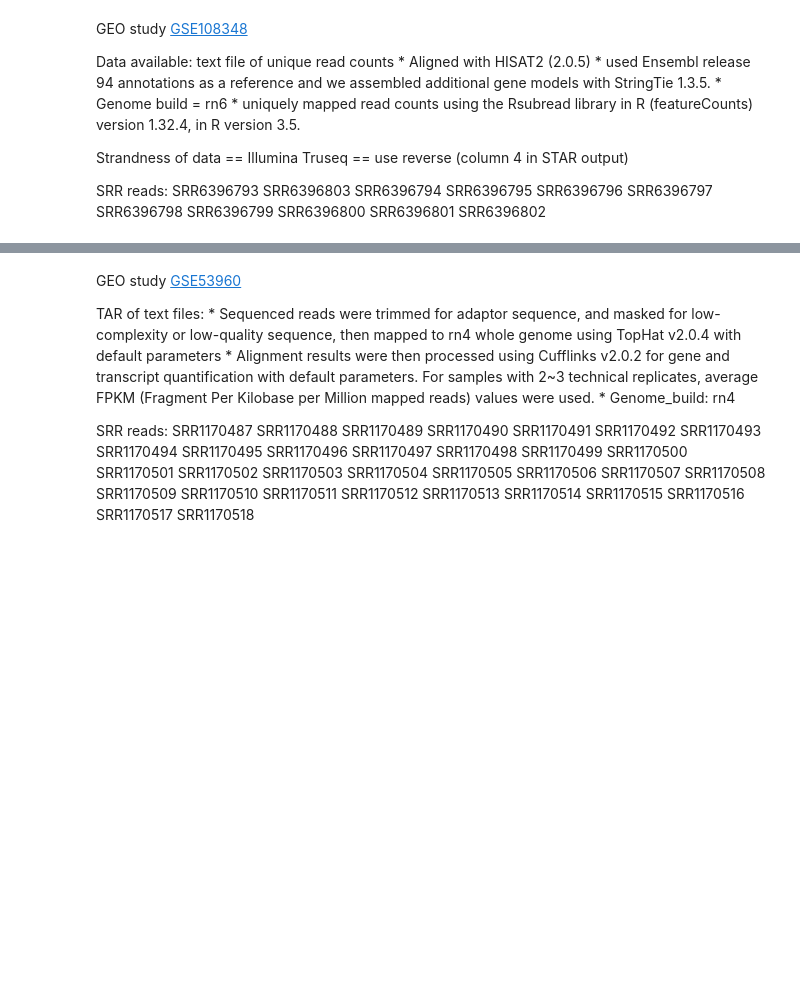
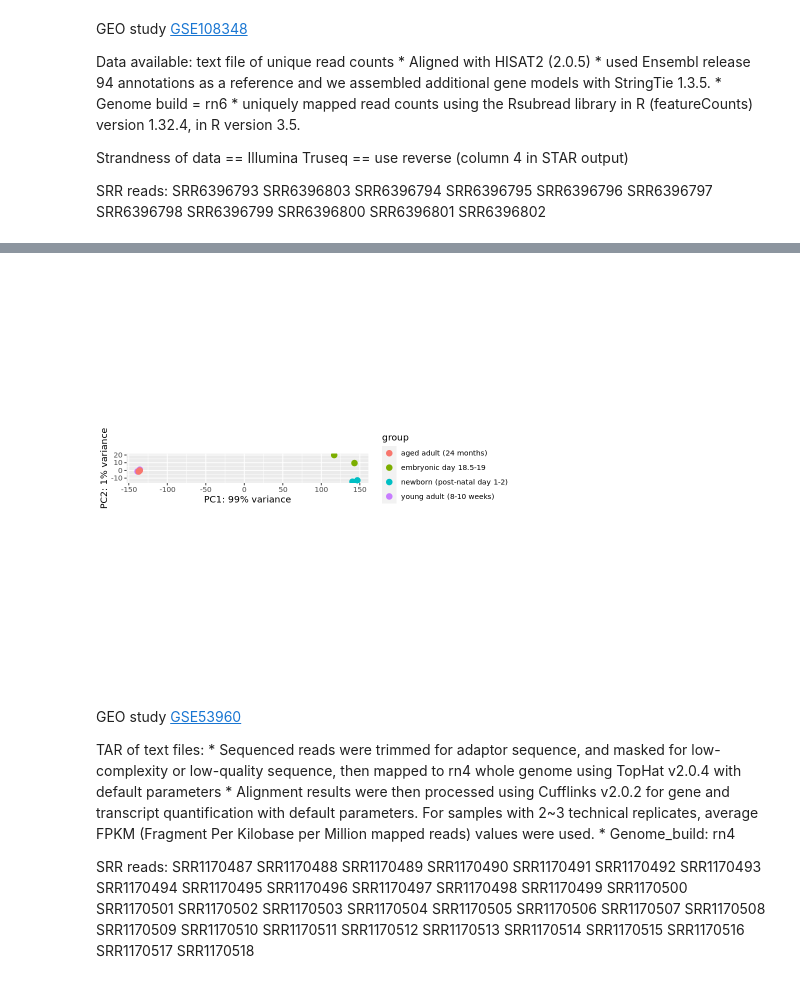
Before and after one commit to bchansen3/testis_dev-geneexp, a Jupyter notebook: testis_gene_meta.ipynb, the cells around one changed output, grey strips where cells are left out. Cells and saved outputs as stored; diff of their text form; code cells hidden in the pictures; blank space fills up the shorter version.

Commit message:
add deseq2

```diff
--- a/testis_gene_meta.ipynb
+++ b/testis_gene_meta.ipynb
@@ -161,0 +176,4 @@ metadata<-select(metadata,'Run', 'BioSample', 'Developmental_stage', 'Experiment
+# %%
+dds <- DESeqDataSetFromMatrix(countData=all_counts,
+                                colData = metadata,
+                                 design = ~Developmental_stage)
@@ -161,0 +197,4 @@ metadata<-select(metadata,'Run', 'BioSample', 'Developmental_stage', 'Experiment
+# %%
+dds <- collapseReplicates(dds, groupby= dds$Sample.Name, dds$Run)
+
+dds
@@ -161,0 +211,2 @@ metadata<-select(metadata,'Run', 'BioSample', 'Developmental_stage', 'Experiment
+# %%
+dds <- DESeq(dds)
@@ -162,3 +264,8 @@ metadata<-select(metadata,'Run', 'BioSample', 'Developmental_stage', 'Experiment
+# %%
+vsdata <- vst(dds, blind=FALSE)
+plotPCA(vsdata, intgroup="Developmental_stage")
+# %% [output]
+[figure, added]
 # %% [markdown]
 GEO study [GSE53960](https://www.ncbi.nlm.nih.gov/geo/query/acc.cgi?acc=GSE53960)
 
```
Also changed, not shown: parts of 7 cells of this notebook.
